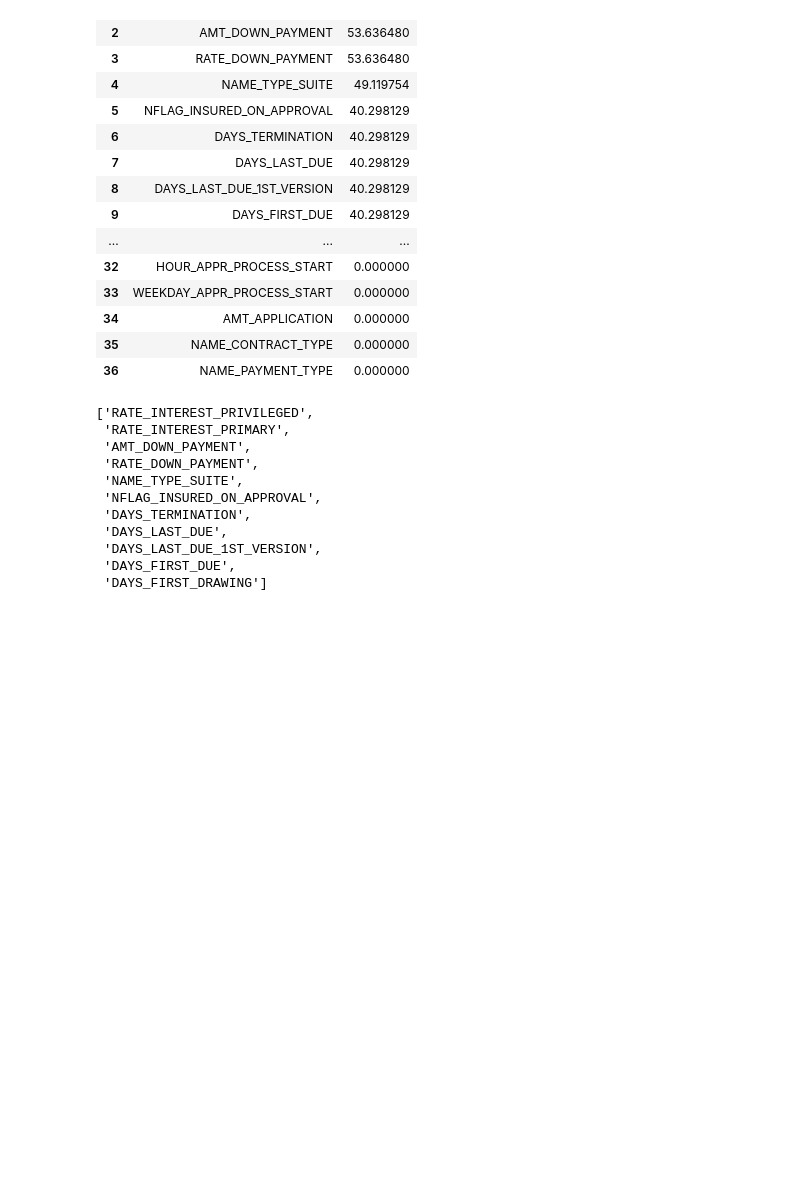
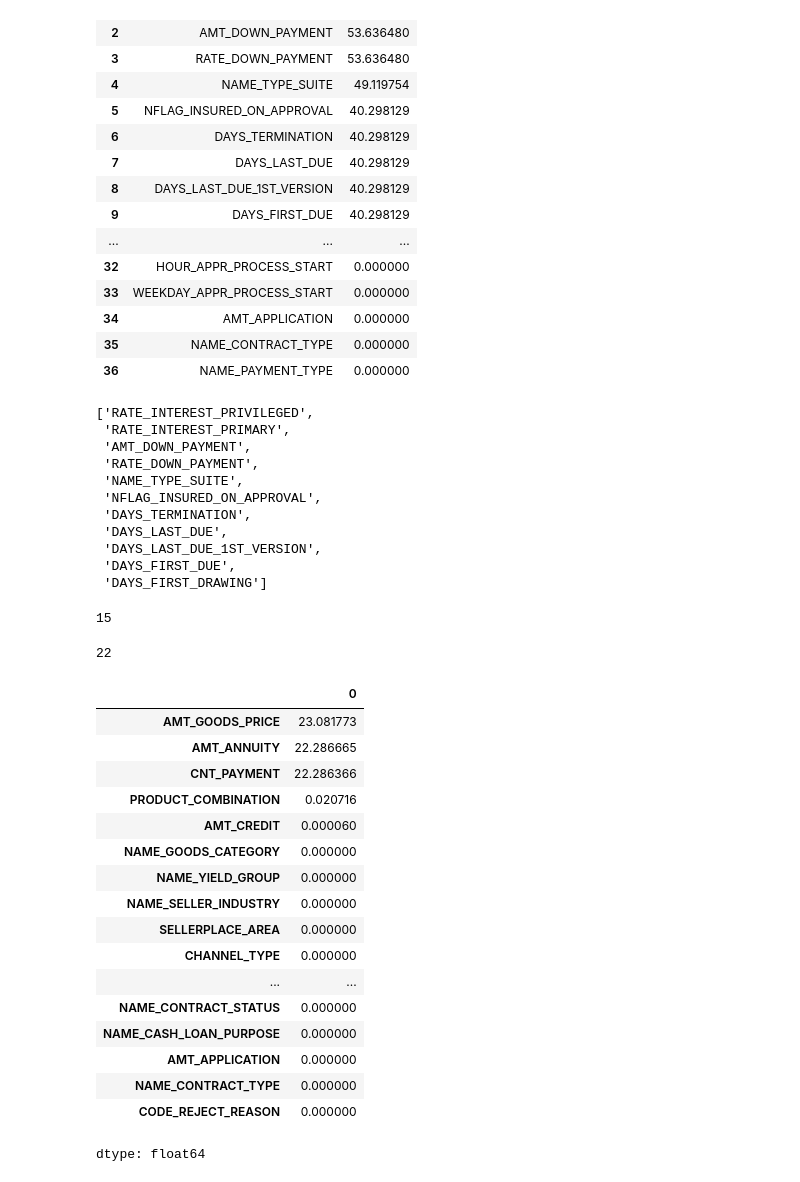
Before and after one commit to htetaunglynn94/portfolio_projects, a Jupyter notebook: eda_on_loan_default.ipynb, the cells around one changed output. Saved outputs shown, nothing was run; the diff lists cells and outputs as text; code cells hidden in the pictures; blank space fills up the shorter version.

Commit message:
update loan default project

```diff
--- a/eda_on_loan_default.ipynb
+++ b/eda_on_loan_default.ipynb
@@ -1316,4 +1328,34 @@ null_abv_40
  'DAYS_FIRST_DUE',
  'DAYS_FIRST_DRAWING']
 # %%
-null_add_cols = null_abv_40 + ['WEEKDAY_APPR_PROC']
+nva_cols = null_abv_40 + ['WEEKDAY_APPR_PROCESS_START','HOUR_APPR_PROCESS_START',
+                               'FLAG_LAST_APPL_PER_CONTRACT', 'NFLAG_LAST_APPL_IN_DAY']
+len(nva_cols)
+# %% [output]
+15
+# %%
+prev_app_nva_col_rmvd = pre_data.drop(labels=nva_cols, axis=1)
+len(prev_app_nva_col_rmvd.columns)
+# %% [output]
+22
+# %%
+prev_app_nva_col_rmvd.isnull().sum().sort_values(ascending=False) / prev_app_nva_col_rmvd.shape[0] * 100
+# %% [output]
+|  | 0 |
+| AMT_GOODS_PRICE | 23.081773 |
+| AMT_ANNUITY | 22.286665 |
+| CNT_PAYMENT | 22.286366 |
+| PRODUCT_COMBINATION | 0.020716 |
+| AMT_CREDIT | 0.000060 |
+| NAME_GOODS_CATEGORY | 0.000000 |
+| NAME_YIELD_GROUP | 0.000000 |
+| NAME_SELLER_INDUSTRY | 0.000000 |
+| SELLERPLACE_AREA | 0.000000 |
+| CHANNEL_TYPE | 0.000000 |
+| ... | ... |
+| NAME_CONTRACT_STATUS | 0.000000 |
+| NAME_CASH_LOAN_PURPOSE | 0.000000 |
+| AMT_APPLICATION | 0.000000 |
+| NAME_CONTRACT_TYPE | 0.000000 |
+| CODE_REJECT_REASON | 0.000000 |
+dtype: float64
```
Also changed, not shown: parts of 3 cells of this notebook.
